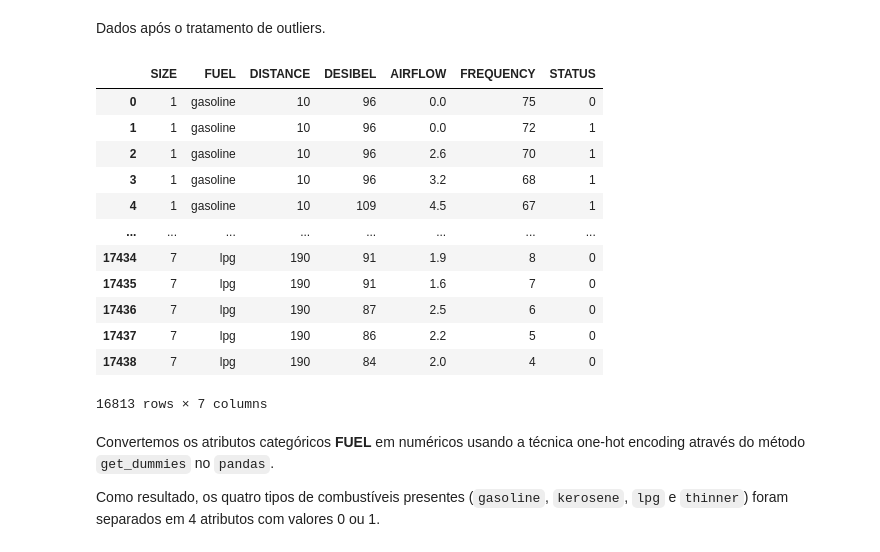
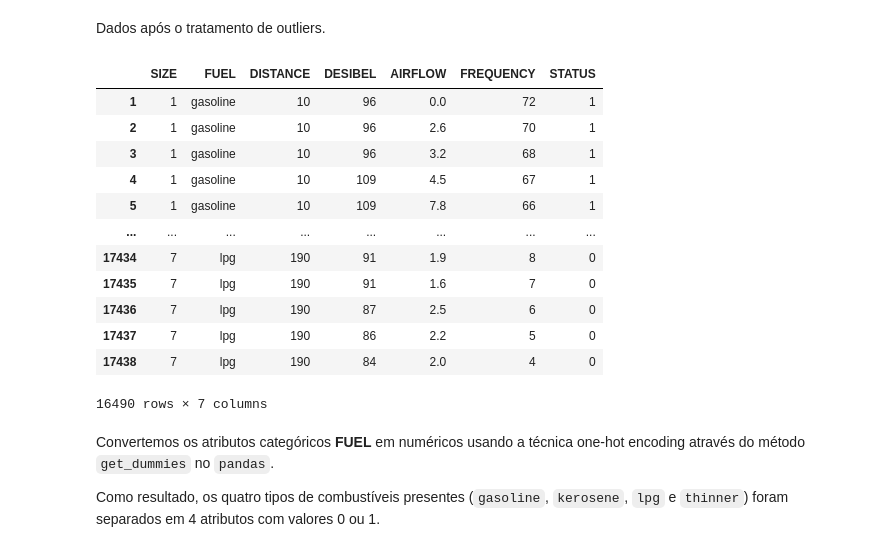
Before and after one commit to mathrmiranda/ML_Projeto, a Jupyter notebook: ML_Projeto.ipynb, the cells around one changed output. Cells and saved outputs as stored; diff of their text form; code cells hidden in the pictures.

```diff
--- a/ML_Projeto.ipynb
+++ b/ML_Projeto.ipynb
@@ -41,10 +49,13 @@ media = df['DESIBEL'].mean()
 print("media = %.2f, desvio padrao = %.2f" % (media, desvp))
 
 # apenas outliers segundo std
-df_out = df_in_airflow[(df_in_airflow['DESIBEL'] < media-(desvp*2)) | (df_in_airflow['DESIBEL'] > media+(desvp*2))]
-print("Outliers:", len(df_out))
+df_out_desibel = df[(df['DESIBEL'] < media-(desvp*2)) | (df['DESIBEL'] > media+(desvp*2))]
+print("Outliers:", len(df_out_desibel))
 
 # apenas inliers segundo std
-df_in = df_in_airflow[(df_in_airflow['DESIBEL'] >= media-(desvp*2)) & (df_in_airflow['DESIBEL'] <= media+(desvp*2))]
-print("Inliers:", len(df_in))
+df_in_desibel = df[(df['DESIBEL'] >= media-(desvp*2)) & (df['DESIBEL'] <= media+(desvp*2))]
+print("Inliers:", len(df_in_desibel))
+
+#removendo outliers
+df = df_in_desibel
 # %% [output]
@@ -54,21 +135,21 @@ Inliers: 16813
 # %% [markdown]
 Dados após o tratamento de outliers.
-# %%
-df_in
-# %% [output]
-|  | SIZE | FUEL | DISTANCE | DESIBEL | AIRFLOW | FREQUENCY | STATUS |
-| 0 | 1 | gasoline | 10 | 96 | 0.0 | 75 | 0 |
-| 1 | 1 | gasoline | 10 | 96 | 0.0 | 72 | 1 |
-| 2 | 1 | gasoline | 10 | 96 | 2.6 | 70 | 1 |
-| 3 | 1 | gasoline | 10 | 96 | 3.2 | 68 | 1 |
-| 4 | 1 | gasoline | 10 | 109 | 4.5 | 67 | 1 |
-| ... | ... | ... | ... | ... | ... | ... | ... |
-| 17434 | 7 | lpg | 190 | 91 | 1.9 | 8 | 0 |
-| 17435 | 7 | lpg | 190 | 91 | 1.6 | 7 | 0 |
-| 17436 | 7 | lpg | 190 | 87 | 2.5 | 6 | 0 |
-| 17437 | 7 | lpg | 190 | 86 | 2.2 | 5 | 0 |
-| 17438 | 7 | lpg | 190 | 84 | 2.0 | 4 | 0 |
-16813 rows × 7 columns
+# %%
+df
+# %% [output]
+|  | SIZE | FUEL | DISTANCE | DESIBEL | AIRFLOW | FREQUENCY | STATUS |
+| 1 | 1 | gasoline | 10 | 96 | 0.0 | 72 | 1 |
+| 2 | 1 | gasoline | 10 | 96 | 2.6 | 70 | 1 |
+| 3 | 1 | gasoline | 10 | 96 | 3.2 | 68 | 1 |
+| 4 | 1 | gasoline | 10 | 109 | 4.5 | 67 | 1 |
+| 5 | 1 | gasoline | 10 | 109 | 7.8 | 66 | 1 |
+| ... | ... | ... | ... | ... | ... | ... | ... |
+| 17434 | 7 | lpg | 190 | 91 | 1.9 | 8 | 0 |
+| 17435 | 7 | lpg | 190 | 91 | 1.6 | 7 | 0 |
+| 17436 | 7 | lpg | 190 | 87 | 2.5 | 6 | 0 |
+| 17437 | 7 | lpg | 190 | 86 | 2.2 | 5 | 0 |
+| 17438 | 7 | lpg | 190 | 84 | 2.0 | 4 | 0 |
+16490 rows × 7 columns
 # %% [markdown]
 Convertemos os atributos categóricos **FUEL** em numéricos usando a técnica one-hot encoding através do método `get_dummies` no `pandas`.
 
```
Also changed, not shown: parts of 12 cells of this notebook.
